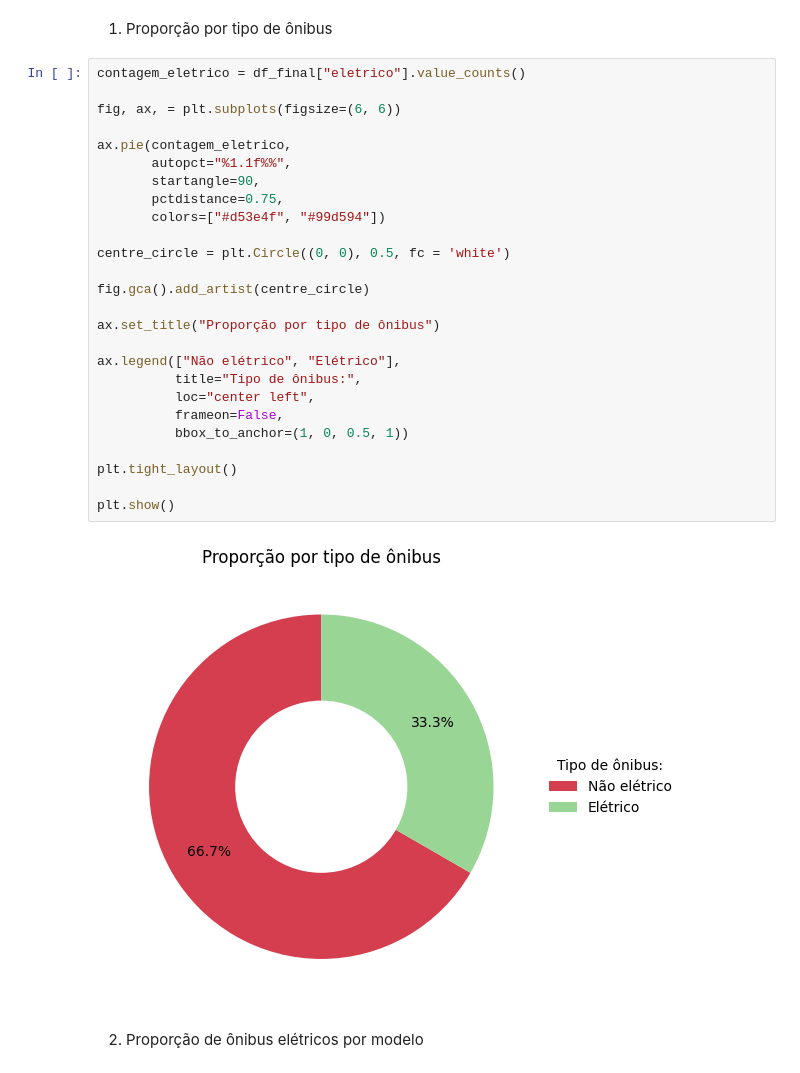
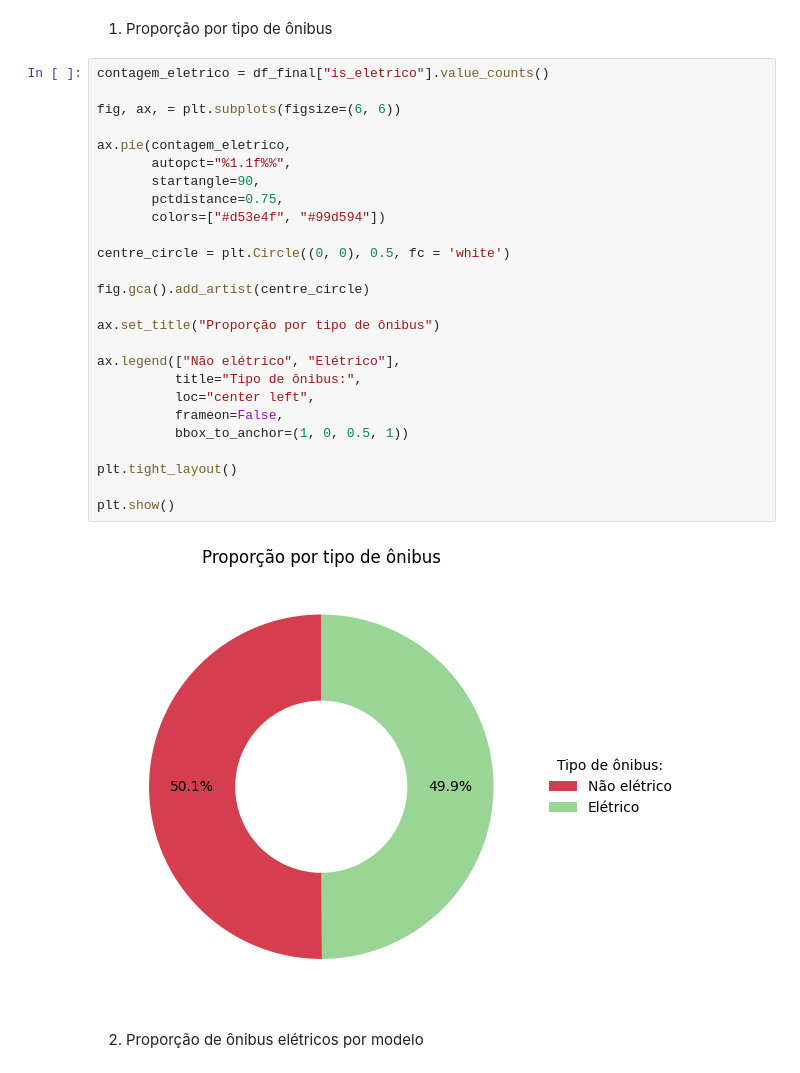
Before and after one commit to sepep-pmsp/dash_onibus_eletricos, a Jupyter notebook: 05_visualizacao_dados.ipynb, the cells around one changed output. Cells and saved outputs as stored; diff of their text form.

```diff
--- a/05_visualizacao_dados.ipynb
+++ b/05_visualizacao_dados.ipynb
@@ -16,33 +16,33 @@ distritos_final = load_shp('distritos_final.shp')
 # %% [markdown]
 1. Proporção por tipo de ônibus
 # %%
-contagem_eletrico = df_final["eletrico"].value_counts()
+contagem_eletrico = df_final["is_eletrico"].value_counts()
 
 fig, ax, = plt.subplots(figsize=(6, 6))
 
 ax.pie(contagem_eletrico,
        autopct="%1.1f%%",
        startangle=90,
        pctdistance=0.75,
        colors=["#d53e4f", "#99d594"])
 
 centre_circle = plt.Circle((0, 0), 0.5, fc = 'white')
 
 fig.gca().add_artist(centre_circle)
 
 ax.set_title("Proporção por tipo de ônibus")
 
 ax.legend(["Não elétrico", "Elétrico"],
           title="Tipo de ônibus:",
           loc="center left",
           frameon=False,
           bbox_to_anchor=(1, 0, 0.5, 1))
 
 plt.tight_layout()
 
 plt.show()
 # %% [output]
-[figure, old version]
+[figure, new version]
 # %% [markdown]
 2. Proporção de ônibus elétricos por modelo
 # %%
```
Also changed, not shown: parts of 8 cells of this notebook.
